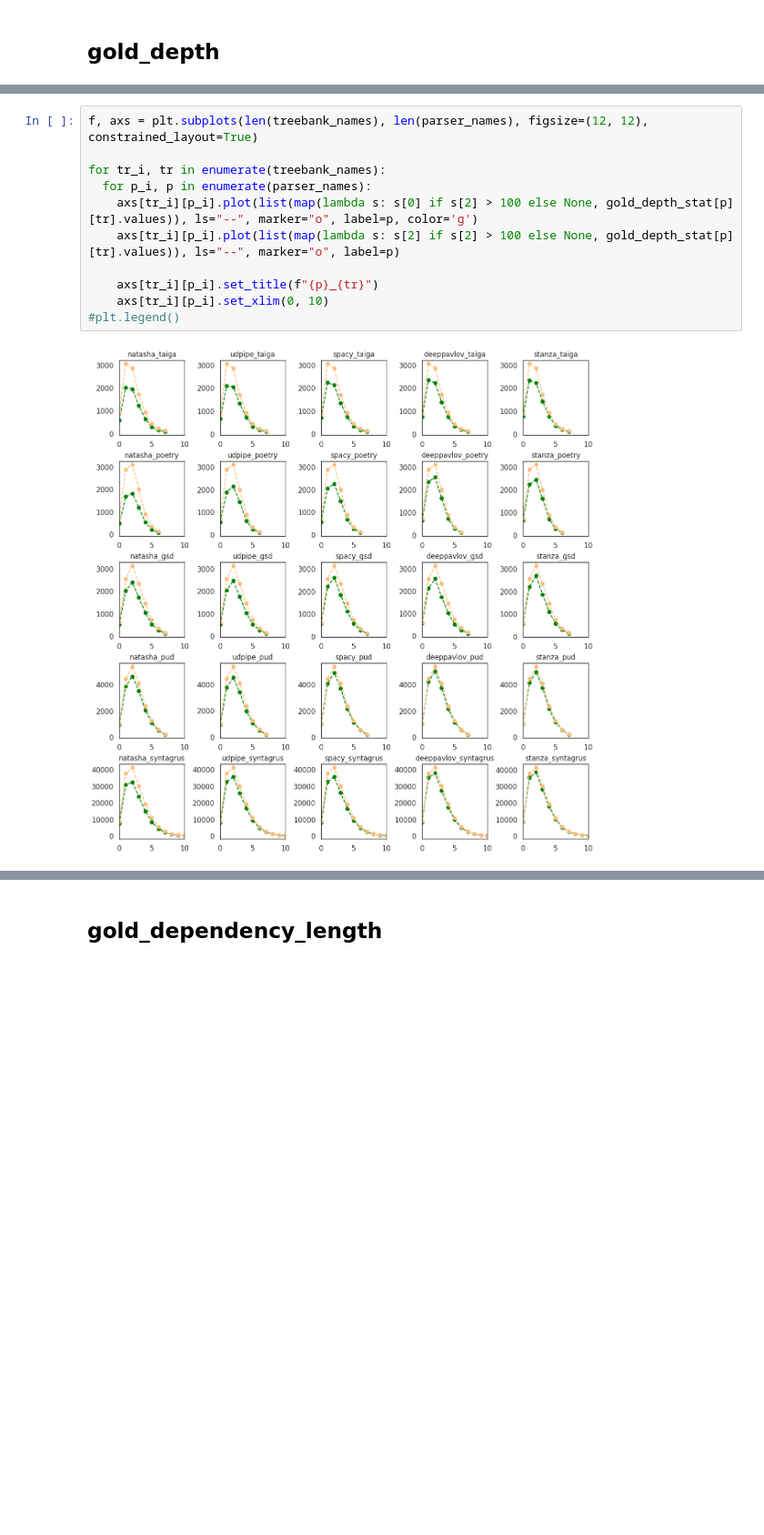
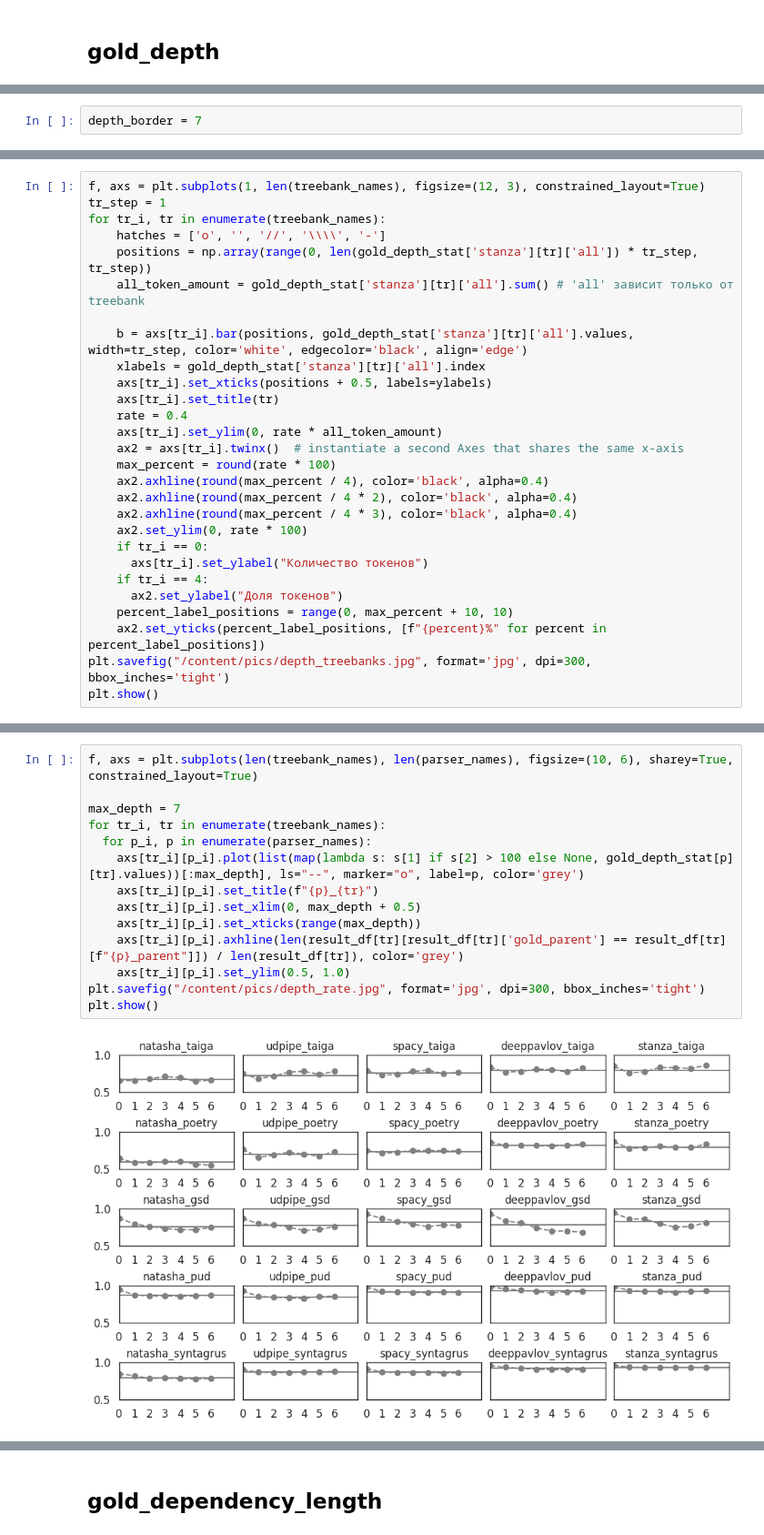
Before and after one commit to Derinhelm/parser_stat, a Jupyter notebook: Russian_parser_statistics.ipynb, the cells around one changed output, grey strips where cells are left out. Shown at 91% size. Saved outputs shown, nothing was run; the diff lists cells and outputs as text; blank space fills up the shorter version.

Commit message:
Adding relation and dep_len diagrams

```diff
--- a/Russian_parser_statistics.ipynb
+++ b/Russian_parser_statistics.ipynb
@@ -1018,0 +1469,2 @@ result_df['taiga']
+# %%
+depth_border = 7
@@ -1156,0 +1543,28 @@ np.int64(157718)
+# %%
+f, axs = plt.subplots(1, len(treebank_names), figsize=(12, 3), constrained_layout=True)
+tr_step = 1
+for tr_i, tr in enumerate(treebank_names):
+    hatches = ['o', '', '//', '\\\\', '-']
+    positions = np.array(range(0, len(gold_depth_stat['stanza'][tr]['all']) * tr_step, tr_step))
+    all_token_amount = gold_depth_stat['stanza'][tr]['all'].sum() # 'all' зависит только от treebank
+
+    b = axs[tr_i].bar(positions, gold_depth_stat['stanza'][tr]['all'].values, width=tr_step, color='white', edgecolor='black', align='edge')
+    xlabels = gold_depth_stat['stanza'][tr]['all'].index
+    axs[tr_i].set_xticks(positions + 0.5, labels=ylabels)
+    axs[tr_i].set_title(tr)
+    rate = 0.4
+    axs[tr_i].set_ylim(0, rate * all_token_amount)
+    ax2 = axs[tr_i].twinx()  # instantiate a second Axes that shares the same x-axis
+    max_percent = round(rate * 100)
+    ax2.axhline(round(max_percent / 4), color='black', alpha=0.4)
+    ax2.axhline(round(max_percent / 4 * 2), color='black', alpha=0.4)
+    ax2.axhline(round(max_percent / 4 * 3), color='black', alpha=0.4)
+    ax2.set_ylim(0, rate * 100)
+    if tr_i == 0:
+      axs[tr_i].set_ylabel("Количество токенов")
+    if tr_i == 4:
+      ax2.set_ylabel("Доля токенов")
+    percent_label_positions = range(0, max_percent + 10, 10)
+    ax2.set_yticks(percent_label_positions, [f"{percent}%" for percent in percent_label_positions])
+plt.savefig("/content/pics/depth_treebanks.jpg", format='jpg', dpi=300, bbox_inches='tight')
+plt.show()
@@ -1157,13 +1573,16 @@ np.int64(157718)
 # %%
-f, axs = plt.subplots(len(treebank_names), len(parser_names), figsize=(12, 12), constrained_layout=True)
+f, axs = plt.subplots(len(treebank_names), len(parser_names), figsize=(10, 6), sharey=True, constrained_layout=True)
 
+max_depth = 7
 for tr_i, tr in enumerate(treebank_names):
   for p_i, p in enumerate(parser_names):
-    axs[tr_i][p_i].plot(list(map(lambda s: s[0] if s[2] > 100 else None, gold_depth_stat[p][tr].values)), ls="--", marker="o", label=p, color='g')
-    axs[tr_i][p_i].plot(list(map(lambda s: s[2] if s[2] > 100 else None, gold_depth_stat[p][tr].values)), ls="--", marker="o", label=p)
-
+    axs[tr_i][p_i].plot(list(map(lambda s: s[1] if s[2] > 100 else None, gold_depth_stat[p][tr].values))[:max_depth], ls="--", marker="o", label=p, color='grey')
     axs[tr_i][p_i].set_title(f"{p}_{tr}")
-    axs[tr_i][p_i].set_xlim(0, 10)
-#plt.legend()
+    axs[tr_i][p_i].set_xlim(0, max_depth + 0.5)
+    axs[tr_i][p_i].set_xticks(range(max_depth))
+    axs[tr_i][p_i].axhline(len(result_df[tr][result_df[tr]['gold_parent'] == result_df[tr][f"{p}_parent"]]) / len(result_df[tr]), color='grey')
+    axs[tr_i][p_i].set_ylim(0.5, 1.0)
+plt.savefig("/content/pics/depth_rate.jpg", format='jpg', dpi=300, bbox_inches='tight')
+plt.show()
 # %% [output]
-[figure, old version]
+[figure, new version]
```
Also changed, not shown: parts of 85 cells of this notebook.
